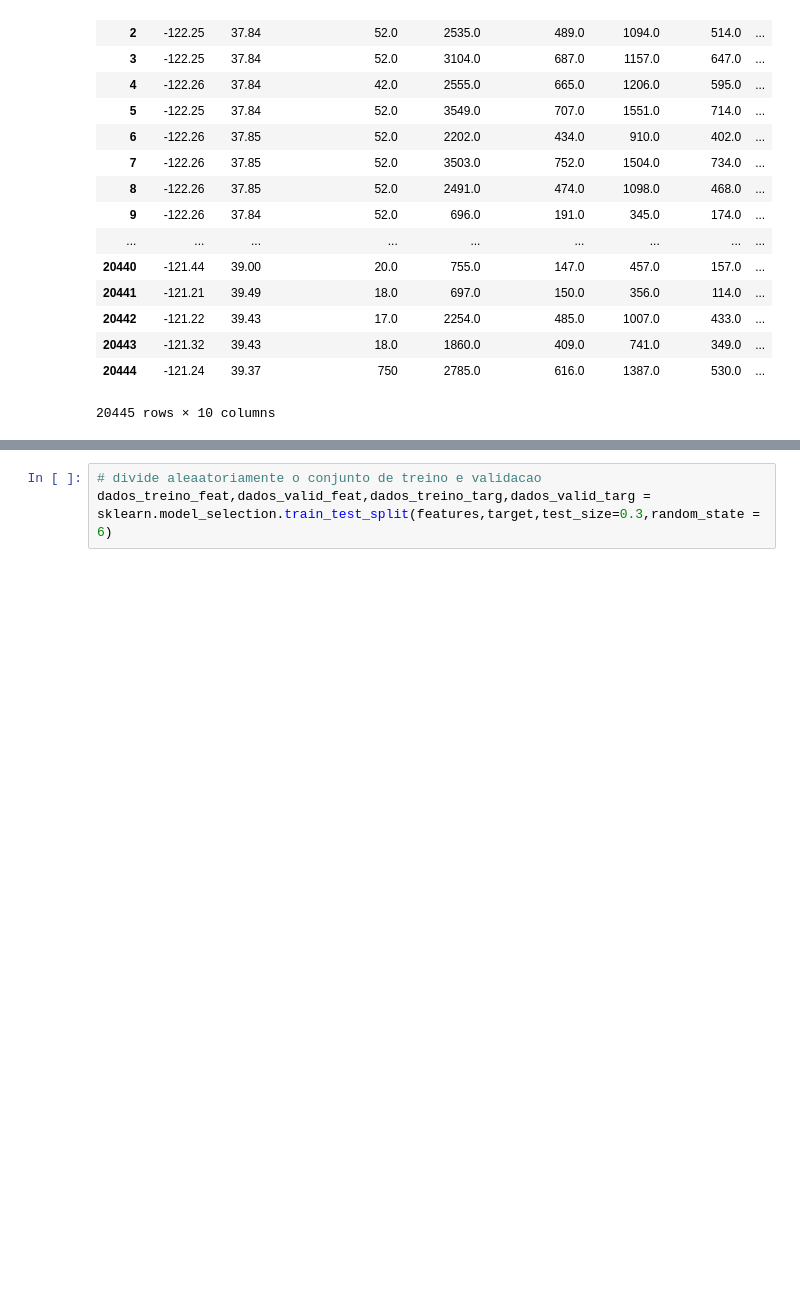
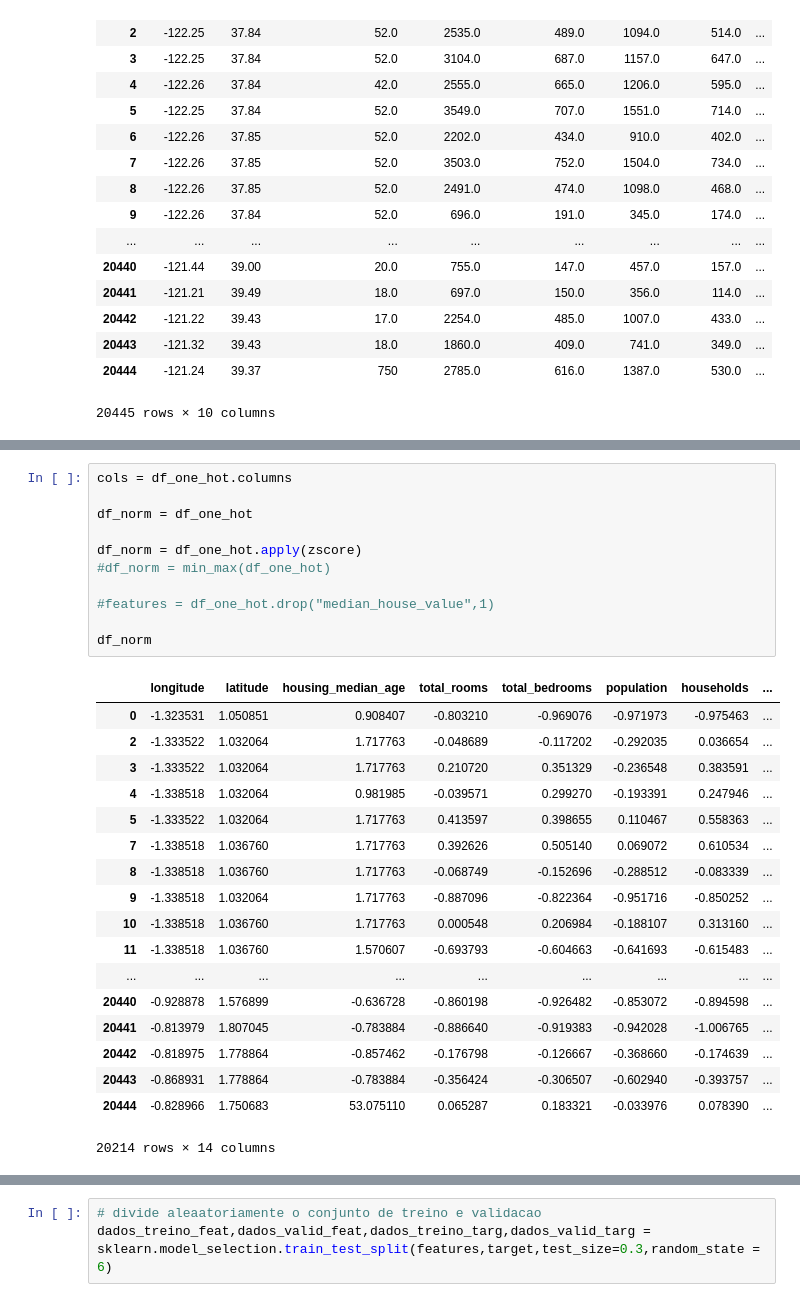
Before and after one commit to Levon27/Intelig-ncia-Artificial, a Jupyter notebook: ia_tiago_california.ipynb, the cells around one changed output, grey strips where cells are left out. Drawn from its saved outputs; the diff is of its cells as text; blank space fills up the shorter version.

```diff
--- a/ia_tiago_california.ipynb
+++ b/ia_tiago_california.ipynb
@@ -85,0 +102,30 @@ df_norm
+# %%
+cols = df_one_hot.columns
+
+df_norm = df_one_hot
+
+df_norm = df_one_hot.apply(zscore)
+#df_norm = min_max(df_one_hot)
+
+#features = df_one_hot.drop("median_house_value",1)
+
+df_norm
+# %% [output]
+|  | longitude | latitude | housing_median_age | total_rooms | total_bedrooms | population | households | ... |
+| 0 | -1.323531 | 1.050851 | 0.908407 | -0.803210 | -0.969076 | -0.971973 | -0.975463 | ... |
+| 2 | -1.333522 | 1.032064 | 1.717763 | -0.048689 | -0.117202 | -0.292035 | 0.036654 | ... |
+| 3 | -1.333522 | 1.032064 | 1.717763 | 0.210720 | 0.351329 | -0.236548 | 0.383591 | ... |
+| 4 | -1.338518 | 1.032064 | 0.981985 | -0.039571 | 0.299270 | -0.193391 | 0.247946 | ... |
+| 5 | -1.333522 | 1.032064 | 1.717763 | 0.413597 | 0.398655 | 0.110467 | 0.558363 | ... |
+| 7 | -1.338518 | 1.036760 | 1.717763 | 0.392626 | 0.505140 | 0.069072 | 0.610534 | ... |
+| 8 | -1.338518 | 1.036760 | 1.717763 | -0.068749 | -0.152696 | -0.288512 | -0.083339 | ... |
+| 9 | -1.338518 | 1.032064 | 1.717763 | -0.887096 | -0.822364 | -0.951716 | -0.850252 | ... |
+| 10 | -1.338518 | 1.036760 | 1.717763 | 0.000548 | 0.206984 | -0.188107 | 0.313160 | ... |
+| 11 | -1.338518 | 1.036760 | 1.570607 | -0.693793 | -0.604663 | -0.641693 | -0.615483 | ... |
+| ... | ... | ... | ... | ... | ... | ... | ... | ... |
+| 20440 | -0.928878 | 1.576899 | -0.636728 | -0.860198 | -0.926482 | -0.853072 | -0.894598 | ... |
+| 20441 | -0.813979 | 1.807045 | -0.783884 | -0.886640 | -0.919383 | -0.942028 | -1.006765 | ... |
+| 20442 | -0.818975 | 1.778864 | -0.857462 | -0.176798 | -0.126667 | -0.368660 | -0.174639 | ... |
+| 20443 | -0.868931 | 1.778864 | -0.783884 | -0.356424 | -0.306507 | -0.602940 | -0.393757 | ... |
+| 20444 | -0.828966 | 1.750683 | 53.075110 | 0.065287 | 0.183321 | -0.033976 | 0.078390 | ... |
+20214 rows × 14 columns
```
Also changed, not shown: parts of 11 cells of this notebook.
